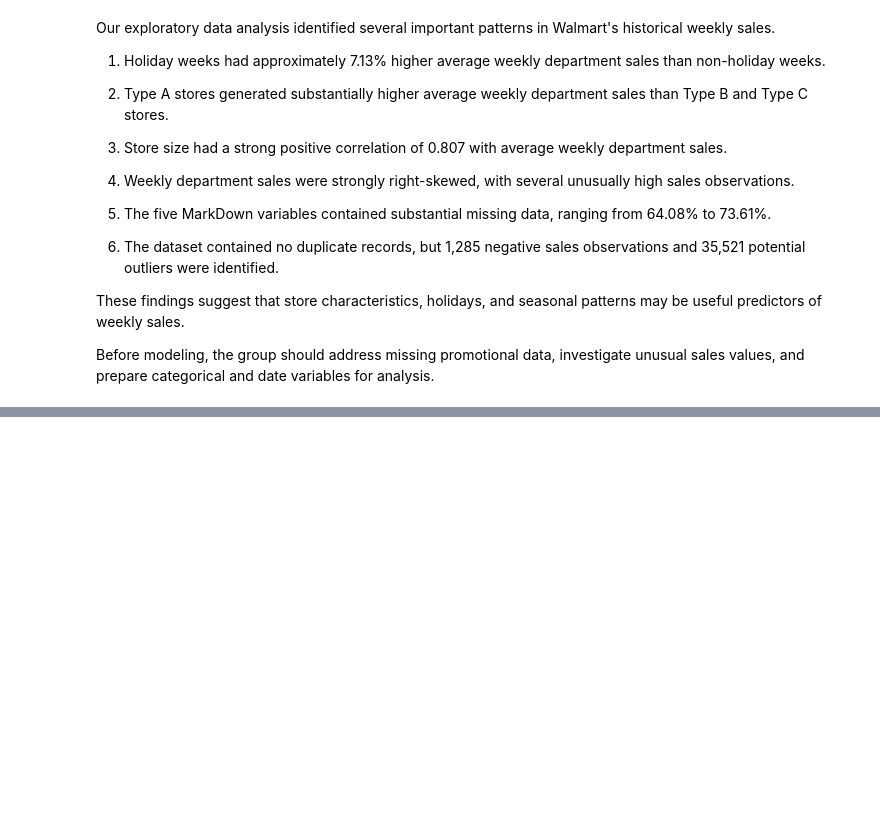
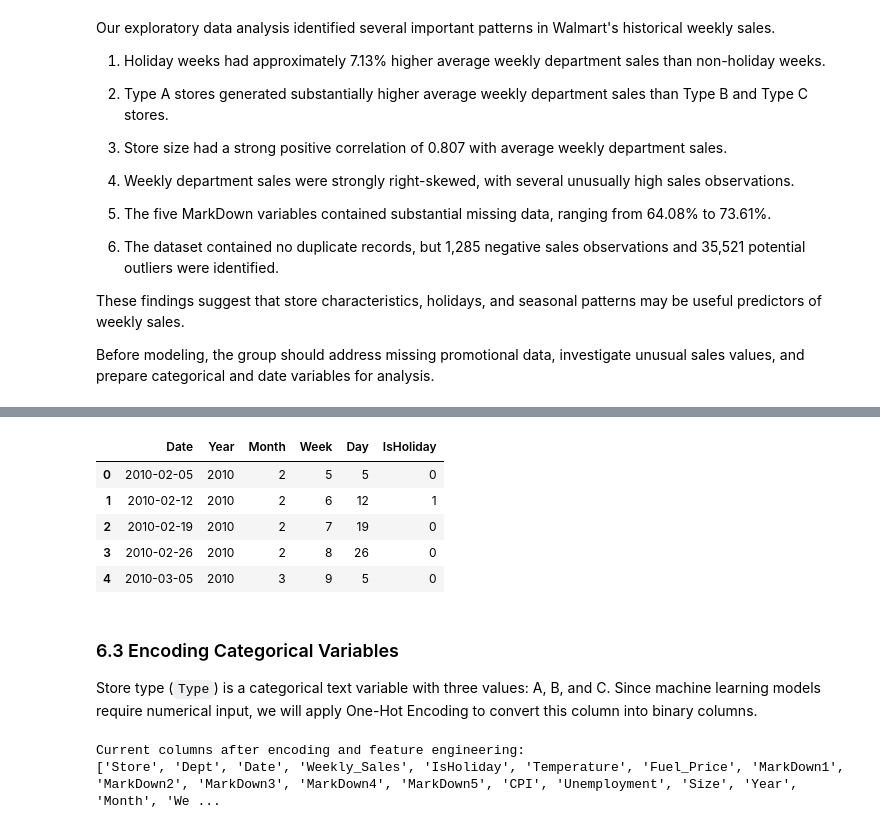
Before and after one commit to asabraunfreck/IS4487-Group-Project, a Jupyter notebook: Final_Project.ipynb, the cells around one changed output, grey strips where cells are left out. Saved outputs shown, nothing was run; the diff lists cells and outputs as text; code cells hidden in the pictures; blank space fills up the shorter version.

```diff
--- a/Final_Project.ipynb
+++ b/Final_Project.ipynb
@@ -663,0 +675,11 @@ Before modeling, the group should address missing promotional data, investigate
+# %%
+# Fill missing markdown values with 0
+markdown_cols = ['MarkDown1', 'MarkDown2', 'MarkDown3', 'MarkDown4', 'MarkDown5']
+walmart[markdown_cols] = walmart[markdown_cols].fillna(0)
+
+# Filter out negative weekly sales values
+walmart_cleaned = walmart[walmart['Weekly_Sales'] >= 0].copy()
+
+print("Original shape:", walmart.shape)
+print("Cleaned shape (after filtering negative sales):", walmart_cleaned.shape)
+print("Remaining missing values:\n", walmart_cleaned.isnull().sum())
@@ -663,0 +711,36 @@ Before modeling, the group should address missing promotional data, investigate
+# %%
+# Ensure Date is in datetime format
+walmart_cleaned['Date'] = pd.to_datetime(walmart_cleaned['Date'])
+
+# Extract temporal features
+walmart_cleaned['Year'] = walmart_cleaned['Date'].dt.year
+walmart_cleaned['Month'] = walmart_cleaned['Date'].dt.month
+walmart_cleaned['Week'] = walmart_cleaned['Date'].dt.isocalendar().week.astype(int)
+walmart_cleaned['Day'] = walmart_cleaned['Date'].dt.day
+
+# Convert IsHoliday boolean to integer (0 or 1)
+walmart_cleaned['IsHoliday'] = walmart_cleaned['IsHoliday'].astype(int)
+
+# Preview engineered features
+display(walmart_cleaned[['Date', 'Year', 'Month', 'Week', 'Day', 'IsHoliday']].head())
+# %% [output]
+|  | Date | Year | Month | Week | Day | IsHoliday |
+| 0 | 2010-02-05 | 2010 | 2 | 5 | 5 | 0 |
+| 1 | 2010-02-12 | 2010 | 2 | 6 | 12 | 1 |
+| 2 | 2010-02-19 | 2010 | 2 | 7 | 19 | 0 |
+| 3 | 2010-02-26 | 2010 | 2 | 8 | 26 | 0 |
+| 4 | 2010-03-05 | 2010 | 3 | 9 | 5 | 0 |
+# %% [markdown]
+### 6.3 Encoding Categorical Variables
+
+Store type (`Type`) is a categorical text variable with three values: A, B, and C. Since machine learning models require numerical input, we will apply One-Hot Encoding to convert this column into binary columns.
+# %%
+# One-hot encode the Store 'Type' variable
+walmart_cleaned = pd.get_dummies(walmart_cleaned, columns=['Type'], drop_first=True)
+
+# Display modified schema columns
+print("Current columns after encoding and feature engineering:")
+print(walmart_cleaned.columns.tolist())
+# %% [output]
+Current columns after encoding and feature engineering:
+['Store', 'Dept', 'Date', 'Weekly_Sales', 'IsHoliday', 'Temperature', 'Fuel_Price', 'MarkDown1', 'MarkDown2', 'MarkDown3', 'MarkDown4', 'MarkDown5', 'CPI', 'Unemployment', 'Size', 'Year', 'Month', 'We ...
```
Also changed, not shown: parts of 10 cells of this notebook.
